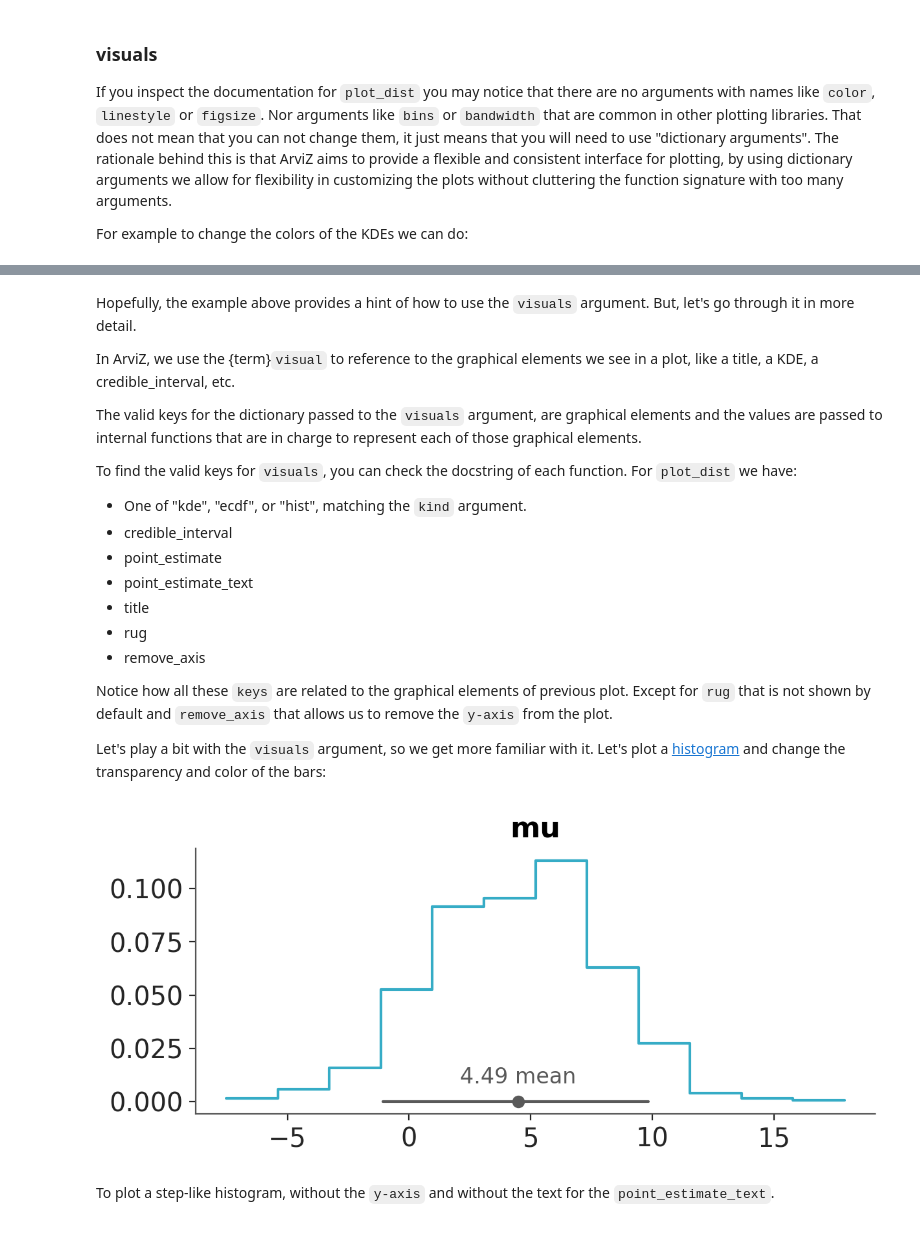
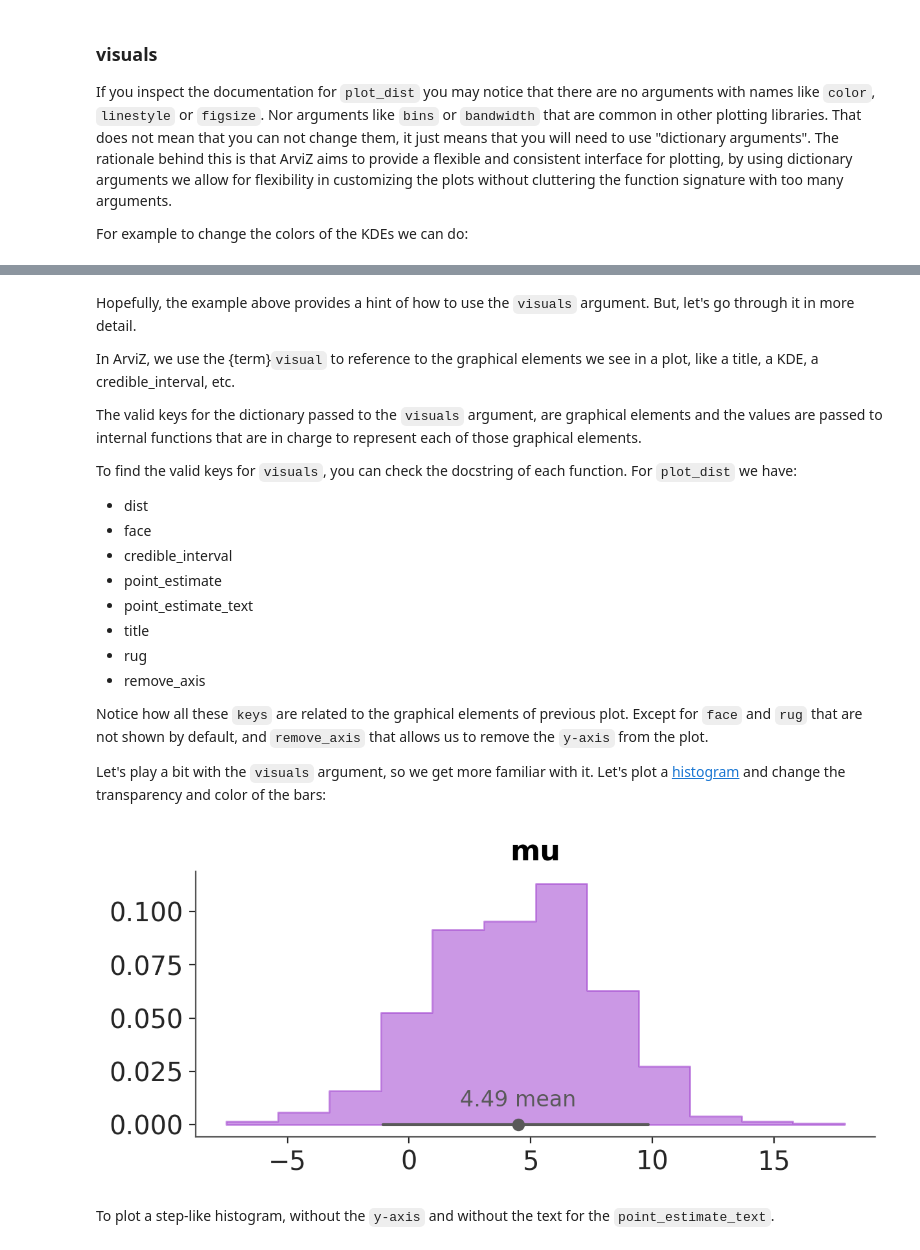
Before and after one commit to arviz-devs/arviz-plots, a Jupyter notebook: docs/source/tutorials/overview.ipynb, the cells around one changed output, grey strips where cells are left out. Saved outputs shown, nothing was run; the diff lists cells and outputs as text; code cells hidden in the pictures.

```diff
--- a/docs/source/tutorials/overview.ipynb
+++ b/docs/source/tutorials/overview.ipynb
@@ -244,7 +243,8 @@ The valid keys for the dictionary passed to the `visuals` argument, are graphica
 
 To find the valid keys for `visuals`, you can check the docstring of each function. For `plot_dist` we have:
 
-* One of "kde", "ecdf", or "hist", matching the `kind` argument.
+* dist
+* face
 * credible_interval
 * point_estimate
 * point_estimate_text
@@ -253,17 +253,21 @@ To find the valid keys for `visuals`, you can check the docstring of each functi
 * remove_axis
 
 
-Notice how all these `keys` are related to the graphical elements of previous plot. Except for `rug` that is not shown by default and `remove_axis` that allows us to remove the `y-axis` from the plot.
+Notice how all these `keys` are related to the graphical elements of previous plot. Except for `face` and `rug` that are not shown by default, and `remove_axis` that allows us to remove the `y-axis` from the plot.
 
 Let's play a bit with the `visuals` argument, so we get more familiar with it. Let's plot a [histogram](https://arviz-devs.github.io/EABM/Chapters/Distributions.html#histograms) and change the transparency and color of the bars:
 # %%
-azp.plot_dist(data,
-              var_names=["mu"],
-              kind="hist",
-              visuals={"hist": {"alpha": 0.5, "color": "darkorchid"}},
-              );
+azp.plot_dist(
+    data,
+    var_names=["mu"],
+    kind="hist",
+    visuals={
+        "dist": False,
+        "face": {"alpha": 0.5, "color": "darkorchid"},
+    },
+);
 # %% [output]
-[figure, old version]
+[figure, new version]
 # %% [markdown]
 To plot a step-like histogram, without the `y-axis` and without the text for the `point_estimate_text`.
 # %%
```
Also changed, not shown: parts of 28 cells of this notebook, 3 other files.
